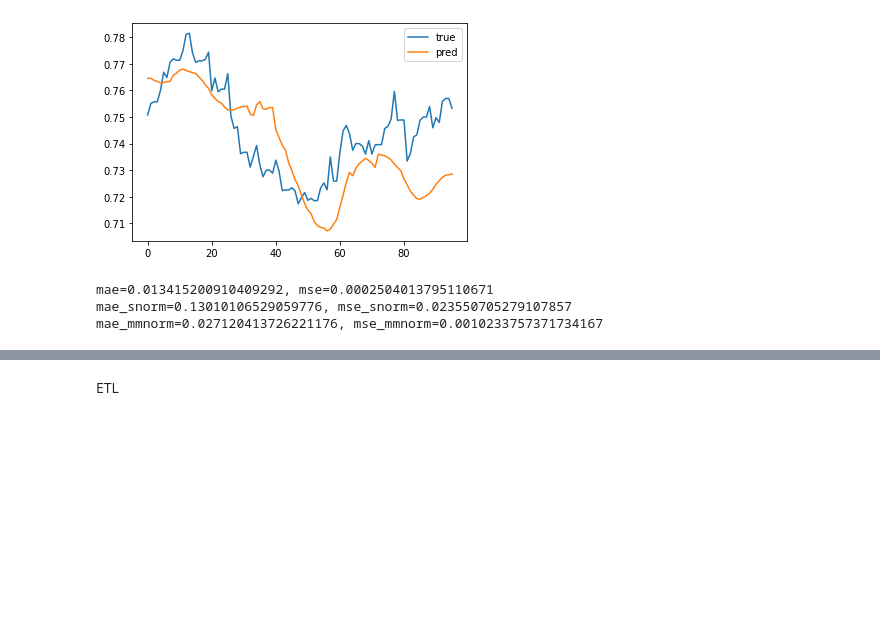
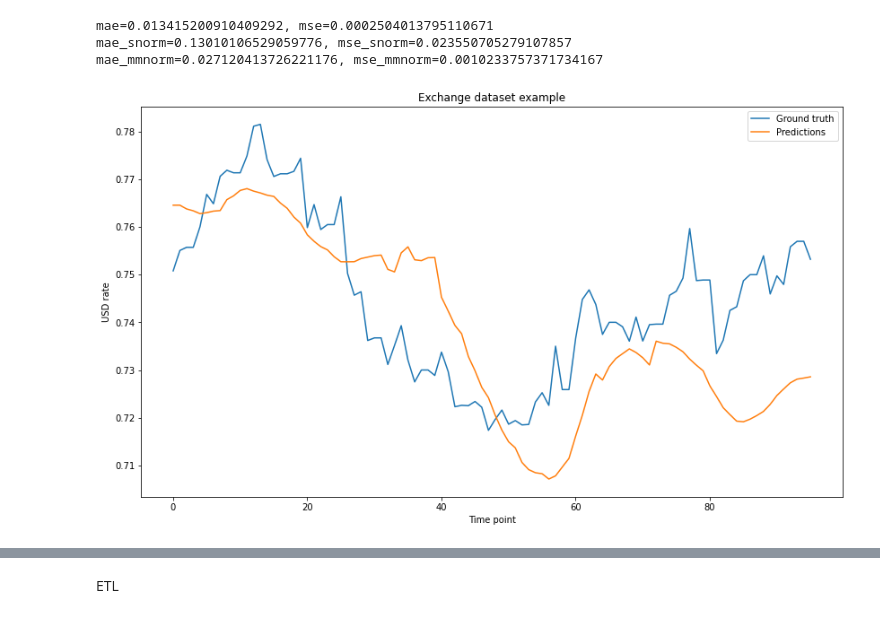
Before and after one commit to timetoai/TimeDiffusion_forecasting, a Jupyter notebook: TD_vis.ipynb, the cells around one changed output, grey strips where cells are left out. Drawn from its saved outputs; the diff is of its cells as text; code cells hidden in the pictures; blank space fills up the shorter version.

Commit message:
model optimization + visualization rescaling

```diff
--- a/TD_vis.ipynb
+++ b/TD_vis.ipynb
@@ -39,34 +39,38 @@ for ts_id, ts in enumerate(get_exchange_rate_dataset(data_dir / "exchange_rate.t
 # %%
 horizon_id = 0
 ts_id = 0
 sample_id = 3
 
 y_true = results[horizon_id][ts_id]['y'][sample_id]
 preds = results[horizon_id][ts_id]['preds'][sample_id]
-
-plt.plot(y_true)
-plt.plot(preds)
-plt.legend(["true", "pred"])
-plt.show()
 
 mae = MAE(preds, y_true)
 mse = MSE(preds, y_true)
 print(f"{mae=}, {mse=}")
 
 preds_snorm, y_true_snorm = map(s_scalers[ts_id].transform, (preds, y_true))
 mae_snorm = MAE(preds_snorm, y_true_snorm)
 mse_snorm = MSE(preds_snorm, y_true_snorm)
 print(f"{mae_snorm=}, {mse_snorm=}")
 
 preds_mmnorm, y_true_mmnorm = map(mm_scalers[ts_id].transform, (preds, y_true))
 mae_mmnorm = MAE(preds_mmnorm, y_true_mmnorm)
 mse_mmnorm = MSE(preds_mmnorm, y_true_mmnorm)
 print(f"{mae_mmnorm=}, {mse_mmnorm=}")
+
+fig, ax = plt.subplots(figsize=(14, 8))
+ax.plot(y_true)
+ax.plot(preds)
+plt.xlabel("Time point")
+plt.ylabel("USD rate")
+plt.title("Exchange dataset example")
+plt.legend(["Ground truth", "Predictions"])
+plt.show()
 # %% [output]
+mae=0.013415200910409292, mse=0.0002504013795110671
+mae_snorm=0.13010106529059776, mse_snorm=0.023550705279107857
+mae_mmnorm=0.027120413726221176, mse_mmnorm=0.0010233757371734167
-[figure, old version]
+[figure, new version]
-mae=0.013415200910409292, mse=0.0002504013795110671
-mae_snorm=0.13010106529059776, mse_snorm=0.023550705279107857
-mae_mmnorm=0.027120413726221176, mse_mmnorm=0.0010233757371734167
 # %%
 preprocess_funcs_names = ["Pure", "StandardScaler", "MinMaxScaler"]
 metrics = [MAE, MSE, MAPE]
```
Also changed, not shown: parts of 4 cells of this notebook, 1 other file.
